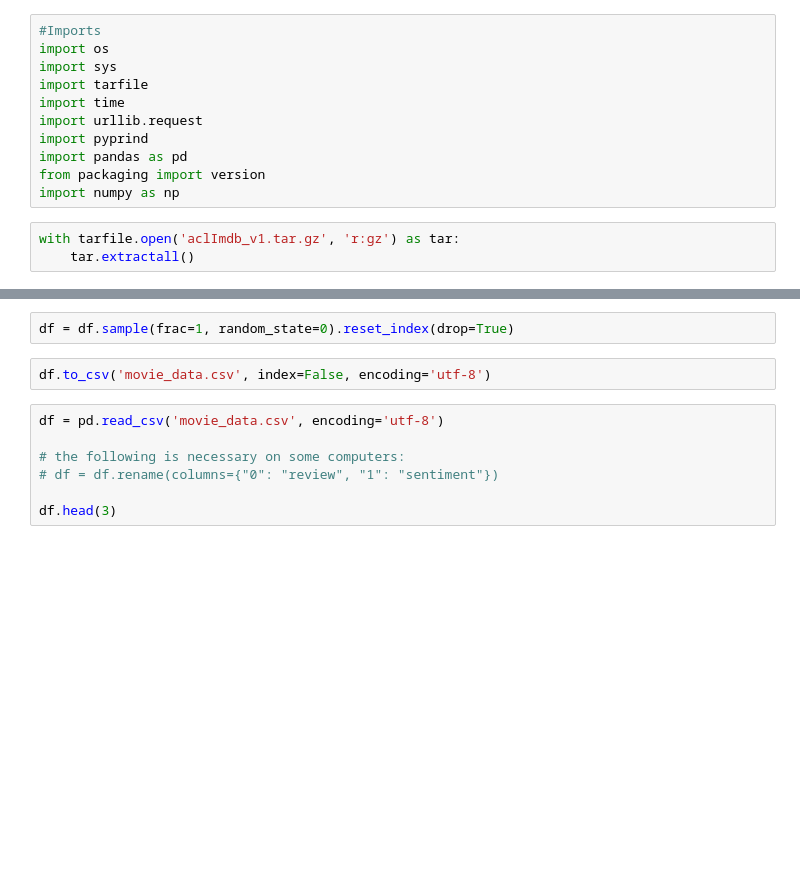
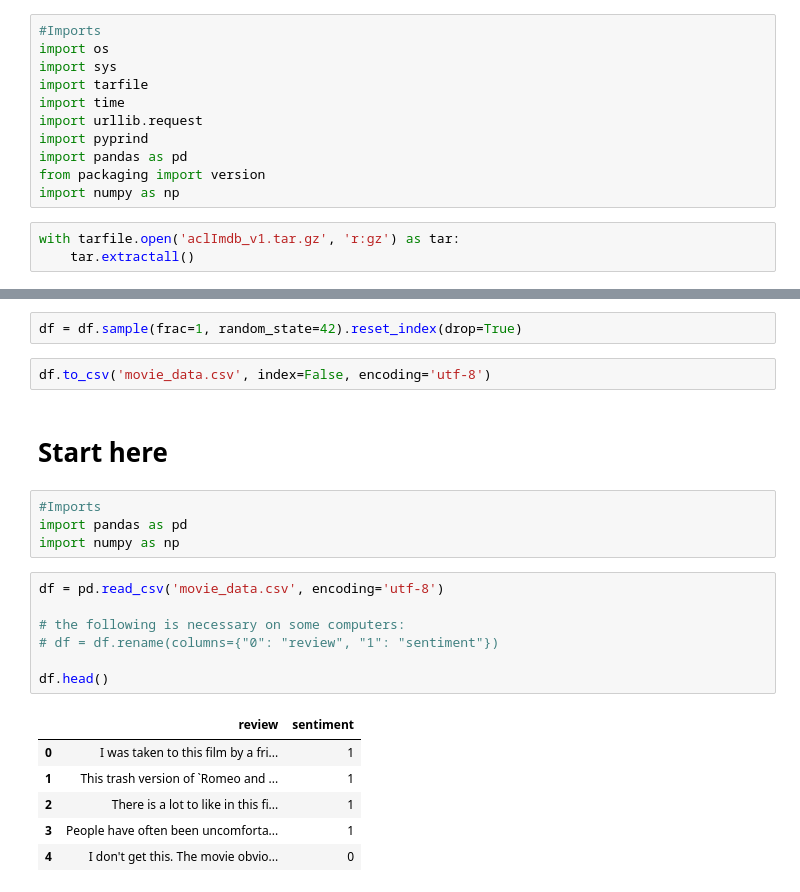
Before and after one commit to DomenickD/DataScience-IEX-USF, a Jupyter notebook: NLP/IMBD.ipynb, the cells around one changed output, grey strips where cells are left out. Drawn from its saved outputs; the diff is of its cells as text; blank space fills up the shorter version.

```diff
--- a/NLP/IMBD.ipynb
+++ b/NLP/IMBD.ipynb
@@ -43,11 +44,24 @@ df.columns = ['review', 'sentiment']
 # %%
-df = df.sample(frac=1, random_state=0).reset_index(drop=True)
+df = df.sample(frac=1, random_state=42).reset_index(drop=True)
 # %%
 df.to_csv('movie_data.csv', index=False, encoding='utf-8')
+# %% [markdown]
+# Start here
+# %%
+#Imports
+import pandas as pd
+import numpy as np
 # %%
 df = pd.read_csv('movie_data.csv', encoding='utf-8')
 
 # the following is necessary on some computers:
 # df = df.rename(columns={"0": "review", "1": "sentiment"})
 
-df.head(3)
+df.head()
+# %% [output]
+|  | review | sentiment |
+| 0 | I was taken to this film by a fri... | 1 |
+| 1 | This trash version of `Romeo and ... | 1 |
+| 2 | There is a lot to like in this fi... | 1 |
+| 3 | People have often been uncomforta... | 1 |
+| 4 | I don't get this. The movie obvio... | 0 |
```
Also changed, not shown: parts of 24 cells of this notebook, 3 other files.
